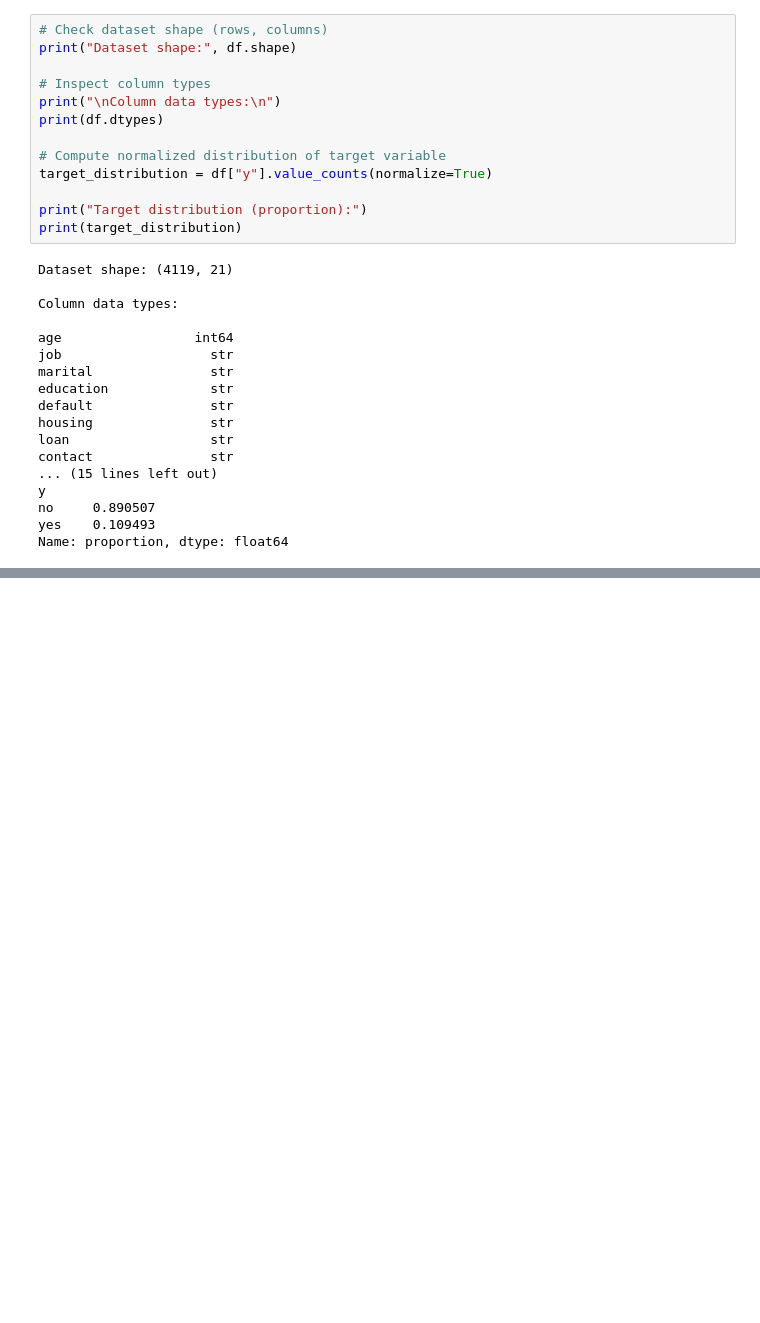
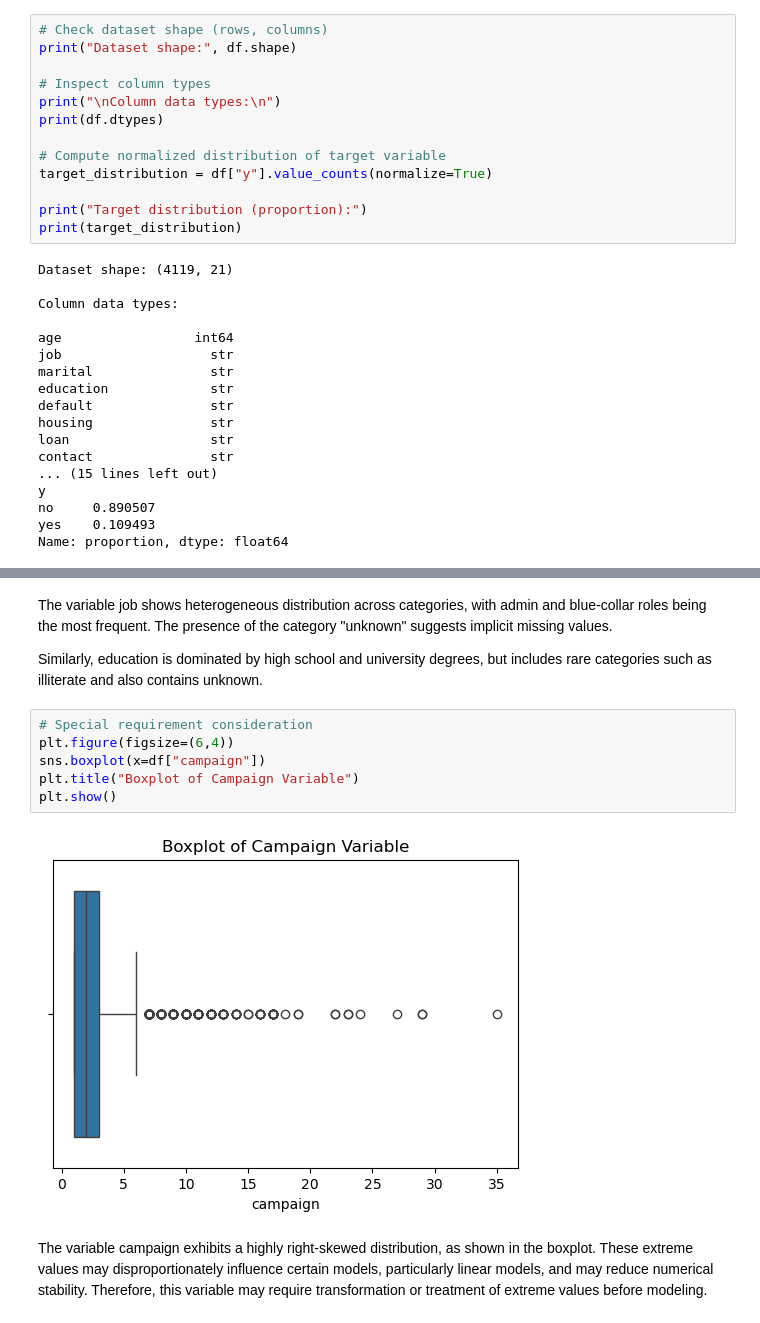
Before and after one commit to joseBouza17/ML-fundamentals-2026, a Jupyter notebook: notebooks/assignment_1_jose_bouza_femenia.ipynb, the cells around one changed output, grey strips where cells are left out. Saved outputs shown, nothing was run; the diff lists cells and outputs as text; blank space fills up the shorter version.

```diff
--- a/notebooks/assignment_1_jose_bouza_femenia.ipynb
+++ b/notebooks/assignment_1_jose_bouza_femenia.ipynb
@@ -73,0 +161,14 @@ Name: proportion, dtype: float64
+# %% [markdown]
+The variable job shows heterogeneous distribution across categories, with admin and blue-collar roles being the most frequent. The presence of the category "unknown" suggests implicit missing values.
+
+Similarly, education is dominated by high school and university degrees, but includes rare categories such as illiterate and also contains unknown.
+# %%
+# Special requirement consideration
+plt.figure(figsize=(6,4))
+sns.boxplot(x=df["campaign"])
+plt.title("Boxplot of Campaign Variable")
+plt.show()
+# %% [output]
+[figure, added]
+# %% [markdown]
+The variable campaign exhibits a highly right-skewed distribution, as shown in the boxplot. These extreme values may disproportionately influence certain models, particularly linear models, and may reduce numerical stability. Therefore, this variable may require transformation or treatment of extreme values before modeling.
```
Also changed, not shown: parts of 11 cells of this notebook.
